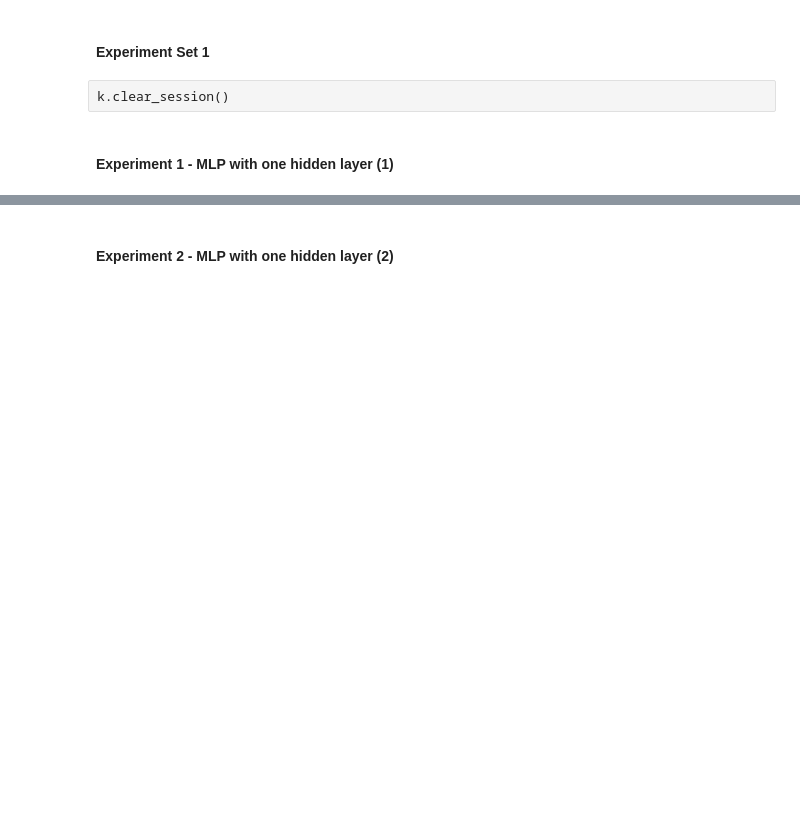
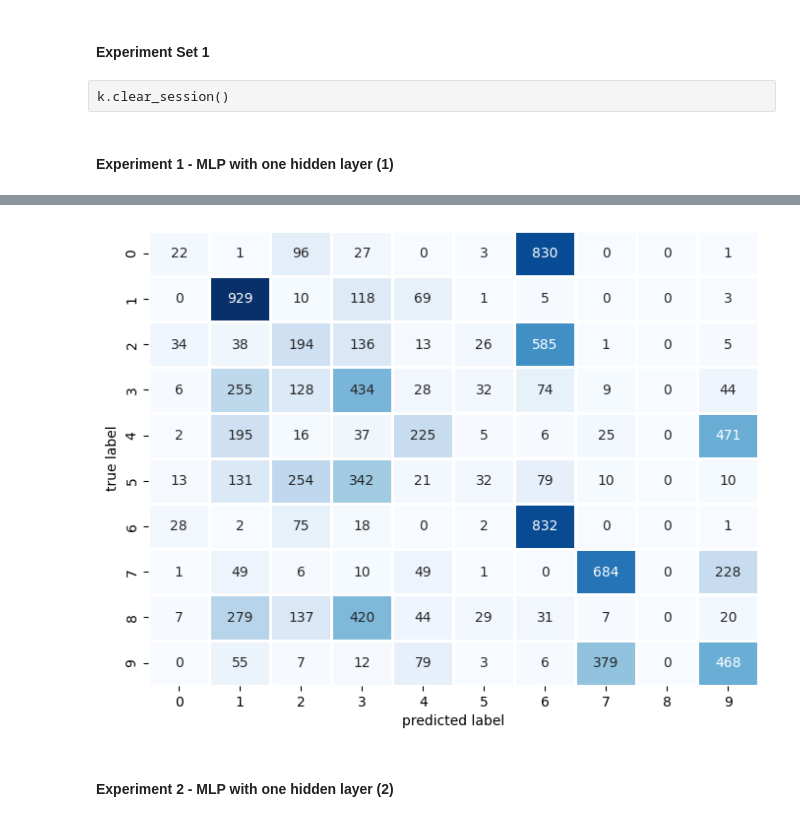
Before and after one commit to hayashady/NU_MSDS, a Jupyter notebook: 458 - Artificial Intelligence & Deep Learning/458.3 - Simple Neural Networks: Architecture & Design Principles/Assignment1Hayashi.ipynb, the cells around one changed output, grey strips where cells are left out. Cells and saved outputs as stored; diff of their text form; code cells hidden in the pictures; blank space fills up the shorter version.

```diff
--- a/458 - Artificial Intelligence & Deep Learning/458.3 - Simple Neural Networks: Architecture & Design Principles/Assignment1Hayashi.ipynb
+++ b/458 - Artificial Intelligence & Deep Learning/458.3 - Simple Neural Networks: Architecture & Design Principles/Assignment1Hayashi.ipynb
@@ -37,7 +37,7 @@ def print_validation_report(test_labels, predictions):
 
 def plot_confusion_matrix(y_true, y_pred):
     mtx = confusion_matrix(y_true, y_pred)
-    fig, ax = plt.subplots(figsize=(16,12))
+    fig, ax = plt.subplots(figsize=(8,6))
     sns.heatmap(mtx, annot=True, fmt='d', linewidths=.75,  cbar=False, ax=ax,cmap='Blues',linecolor='white')
     #  square=True,
     plt.ylabel('true label')
@@ -187,7 +187,7 @@ k.clear_session()
 # %% [markdown]
 #### Experiment 1 - MLP with one hidden layer (1)
 # %%
-# Experiment 1
+# Experiment 2
 
 # Step 1 - Create model architecture using the Sequential class
 model_one = Sequential([
@@ -198,7 +198,7 @@ model_one = Sequential([
 # Step 2 - Compile the model
 model_one.compile(optimizer='rmsprop',
                loss = 'categorical_crossentropy',
-               metrics=['accuracy'])
+               metrics=['accuracy','Precision','ce','Recall','F1Score','AUC'])
 
 # Step 3 - Traing the model, saving the best model
 training_one = history = model_one.fit(
@@ -215,5 +215,6 @@ model_one = tf.keras.models.load_model("model_one.h5")
 
 # Step 4 - Predict the test set
 preds_one = model_one.predict(x_test_norm)
+preds_one = np.argmax(preds_one, axis=1)
 # %% [output]
 Epoch 1/200
@@ -238,0 +300,4 @@ Epoch 15/200
+# %%
+plot_confusion_matrix(y_test,preds_one)
+# %% [output]
+[figure, added]
```
Also changed, not shown: parts of 9 cells of this notebook, 2 other files.
